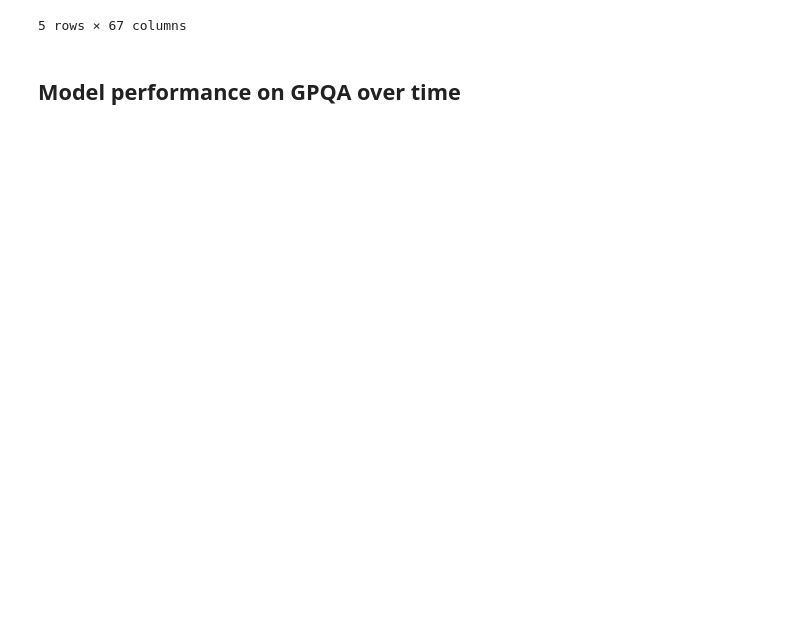
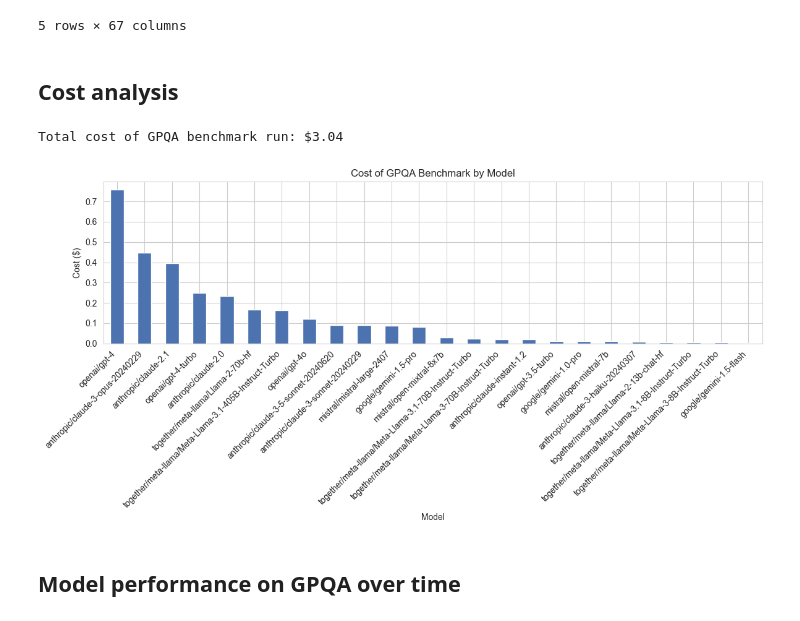
Before and after one commit to lennijusten/biology-benchmarks, a Jupyter notebook: results/gpqa-performance-no-rag/analysis.ipynb, the cells around one changed output. Drawn from its saved outputs; the diff is of its cells as text; code cells hidden in the pictures; blank space fills up the shorter version.

Commit message:
add cost analysis

```diff
--- a/results/gpqa-performance-no-rag/analysis.ipynb
+++ b/results/gpqa-performance-no-rag/analysis.ipynb
@@ -141,6 +140,53 @@ Models from Inspect results without Epoch metadata ['google/gemini-1.5-flash']
 | 3 | openai/gpt-4 | 0.615385 | 0.055442 | 24698 | 24104 | 594 | benchmarks/run | ... |
 | 4 | anthropic/claude-2.1 | 0.397436 | 0.055769 | 32320 | 23825 | 8495 | benchmarks/run | ... |
 5 rows × 67 columns
+# %% [markdown]
+## Cost analysis
+# %%
+def clean_cost(value):
+    if pd.isna(value):
+        return 0
+    if isinstance(value, str):
+        return float(value.replace('$', '').replace(',', ''))
+    return float(value)
+
+def calculate_cost(row):
+    input_cost_per_M = clean_cost(row['input_cost_per_M_tokens'])
+    output_cost_per_M = clean_cost(row['output_cost_per_M_tokens'])
+    cost_per_M = clean_cost(row['cost_per_M_tokens'])
+
+    if input_cost_per_M and output_cost_per_M:
+        input_cost = (input_cost_per_M / 1_000_000) * row['input_tokens']
+        output_cost = (output_cost_per_M / 1_000_000) * row['output_tokens']
+        return input_cost + output_cost
+    elif cost_per_M:
+        return (cost_per_M / 1_000_000) * row['total_tokens']
+    else:
+        return 0
+
+# Calculate cost for each run
+gpqa_df['cost'] = gpqa_df.apply(calculate_cost, axis=1)
+gpqa_df.to_csv(results_df_path)
+
+total_cost = gpqa_df['cost'].sum()
+print(f"Total cost of GPQA benchmark run: ${total_cost:.2f}")
+# %% [output]
+Total cost of GPQA benchmark run: $3.04
+# %%
+# Cost breakdown by model
+model_costs = gpqa_df.groupby('inspect_model_name')['cost'].sum().sort_values(ascending=False)
+
+# Create a bar plot of costs by model
+plt.figure(figsize=(12, 6))
+model_costs.plot(kind='bar')
+plt.title("Cost of GPQA Benchmark by Model")
+plt.xlabel("Model")
+plt.ylabel("Cost ($)")
+plt.xticks(rotation=45, ha='right')
+plt.tight_layout()
+plt.show()
+# %% [output]
+[figure, added]
 # %% [markdown]
 ## Model performance on GPQA over time
 # %% [markdown]
```
Also changed, not shown: parts of 2 cells of this notebook, 1 other file.
